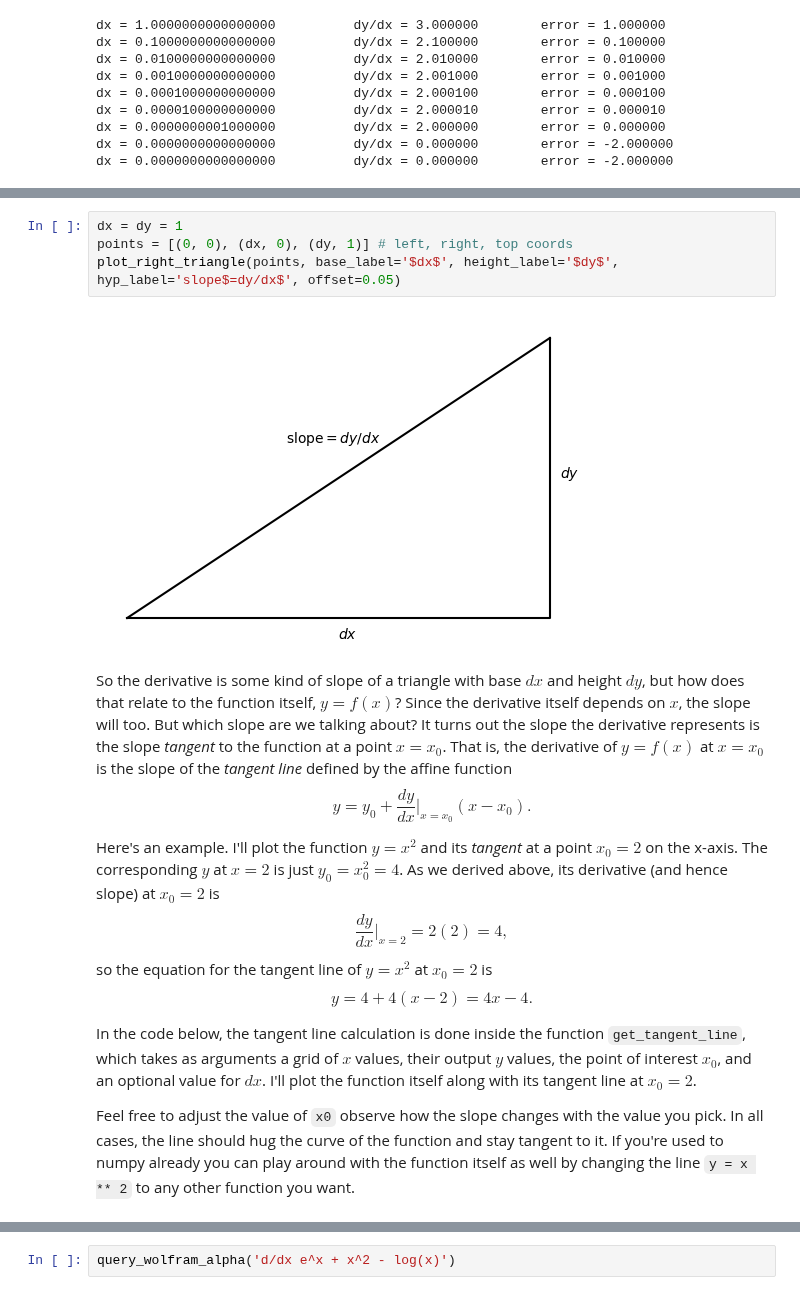
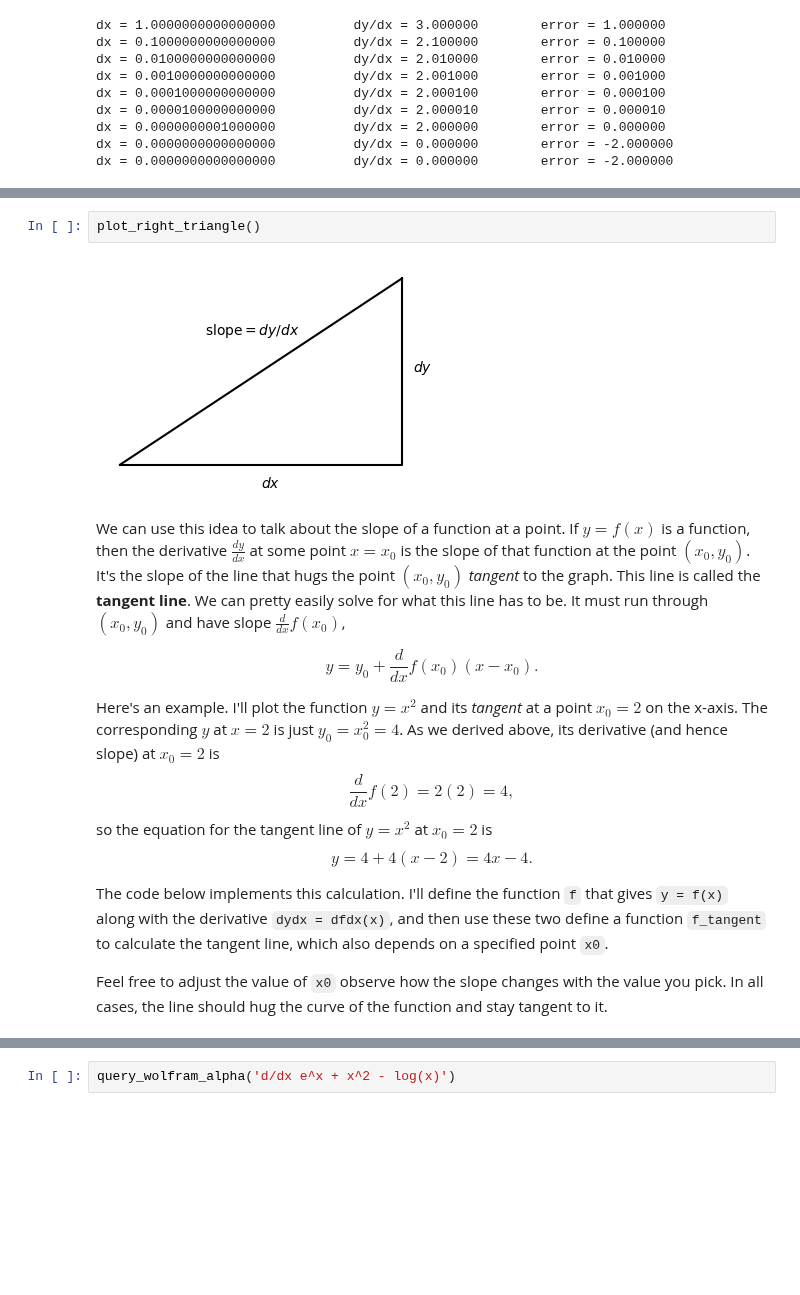
Before and after one commit to rkingery/ml-book, a Jupyter notebook: notebooks/calculus.ipynb, the cells around one changed output, grey strips where cells are left out. Saved outputs shown, nothing was run; the diff lists cells and outputs as text; blank space fills up the shorter version.

```diff
--- a/notebooks/calculus.ipynb
+++ b/notebooks/calculus.ipynb
@@ -116,19 +136,17 @@ Here's a plot of what such a triangle might look like. I'm using a helper functi
 # %%
-dx = dy = 1
-points = [(0, 0), (dx, 0), (dy, 1)] # left, right, top coords
-plot_right_triangle(points, base_label='$dx$', height_label='$dy$', hyp_label='slope$=dy/dx$', offset=0.05)
+plot_right_triangle()
 # %% [output]
-[figure, old version]
+[figure, new version]
 # %% [markdown]
-So the derivative is some kind of slope of a triangle with base $dx$ and height $dy$, but how does that relate to the function itself, $y=f(x)$? Since the derivative itself depends on $x$, the slope will too. But which slope are we talking about? It turns out the slope the derivative represents is the slope *tangent* to the function at a point $x=x_0$. That is, the derivative of $y=f(x)$ at $x=x_0$ is the slope of the *tangent line* defined by the affine function
-$$y = y_0 + \frac{dy}{dx}\bigg|_{x=x_0}(x - x_0).$$
+We can use this idea to talk about the slope of a function at a point. If $y=f(x)$ is a function, then the derivative $\frac{dy}{dx}$ at some point $x=x_0$ is the slope of that function at the point $(x_0,y_0)$. It's the slope of the line that hugs the point $(x_0,y_0)$ *tangent* to the graph. This line is called the **tangent line**. We can pretty easily solve for what this line has to be. It must run through $(x_0,y_0)$ and have slope $\frac{d}{dx}f(x_0)$,
+
+$$y = y_0 + \frac{d}{dx}f(x_0)(x - x_0).$$
 
 Here's an example. I'll plot the function $y=x^2$ and its *tangent* at a point $x_0=2$ on the x-axis. The corresponding $y$ at $x=2$ is just $y_0=x_0^2=4$. As we derived above, its derivative (and hence slope) at $x_0=2$ is
-$$\frac{dy}{dx}\bigg|_{x=2}=2(2)=4,$$
+$$\frac{d}{dx}f(2)=2(2)=4,$$
 so the equation for the tangent line of $y=x^2$ at $x_0=2$ is
 $$y = 4 + 4(x - 2) = 4x -4.$$
 
-In the code below, the tangent line calculation is done inside the function `get_tangent_line`, which takes as arguments a grid of $x$ values, their output $y$ values, the point of interest $x_0$, and an optional value for $dx$.
-I'll plot the function itself along with its tangent line at $x_0=2$.
+The code below implements this calculation. I'll define the function `f` that gives `y = f(x)` along with the derivative `dydx = dfdx(x)`, and then use these two define a function `f_tangent` to calculate the tangent line, which also depends on a specified point `x0`.
 
-Feel free to adjust the value of `x0` observe how the slope changes with the value you pick. In all cases, the line should hug the curve of the function and stay tangent to it. If you're used to numpy already you can play around with the function itself as well by changing the line `y = x ** 2` to any other function you want.
+Feel free to adjust the value of `x0` observe how the slope changes with the value you pick. In all cases, the line should hug the curve of the function and stay tangent to it.
```
Also changed, not shown: parts of 52 cells of this notebook, 7 other files.
